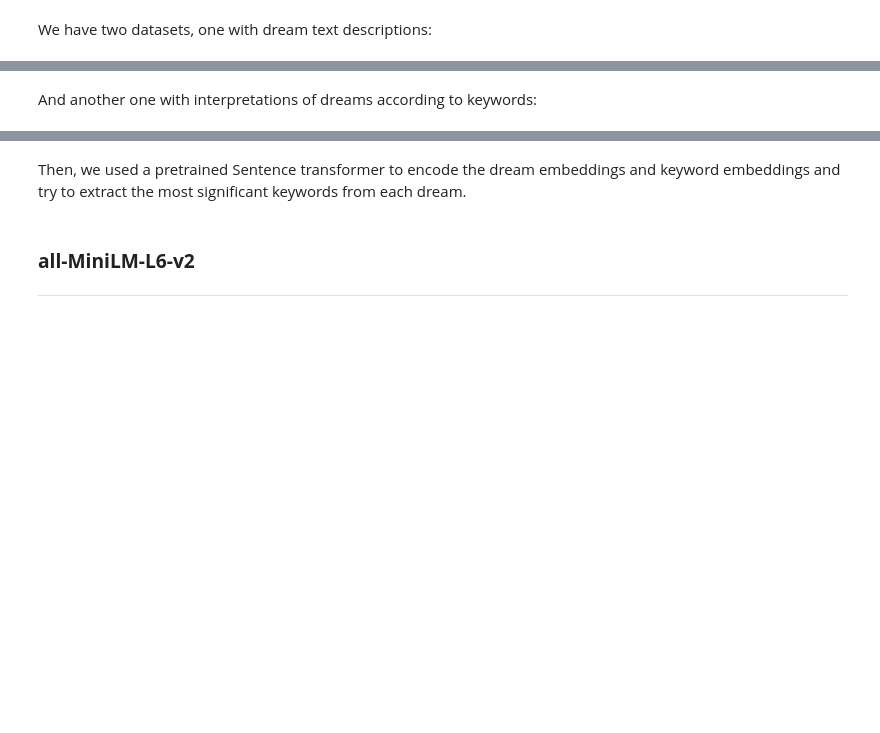
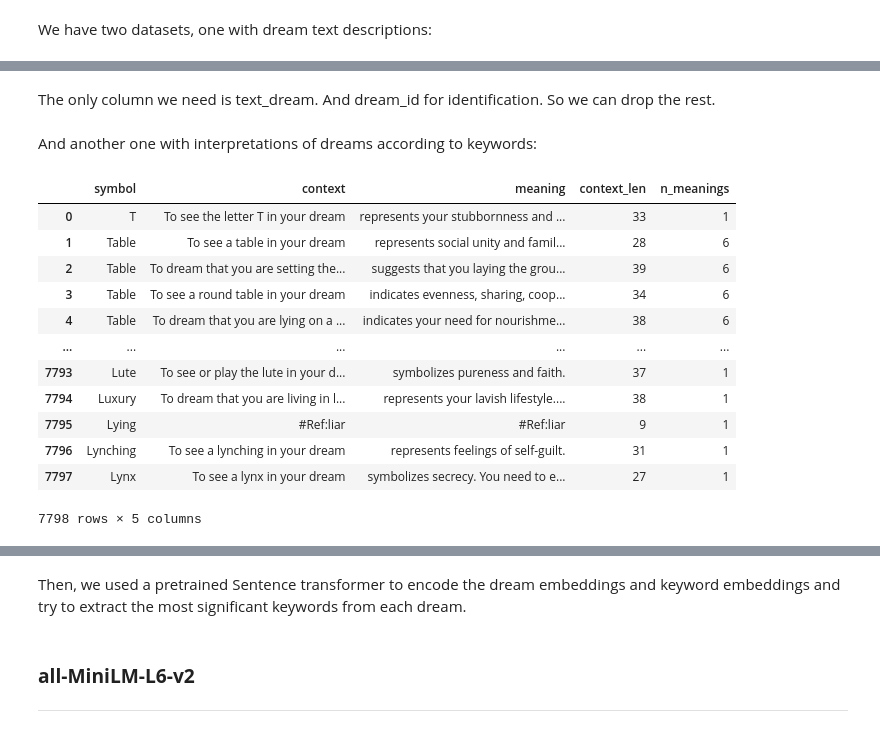
Before and after one commit to Barack-Samuni/Dream-Interpreter, a Jupyter notebook: Dream-Interpreter.ipynb, the cells around one changed output, grey strips where cells are left out. Cells and saved outputs as stored; diff of their text form; code cells hidden in the pictures; blank space fills up the shorter version.

```diff
--- a/Dream-Interpreter.ipynb
+++ b/Dream-Interpreter.ipynb
@@ -11,0 +31,2 @@ dream_df.head()
+# %% [markdown]
+The only column we need is text_dream. And dream_id for identification. So we can drop the rest.
@@ -12,3 +35,22 @@ dream_df.head()
 # %% [markdown]
 And another one with interpretations of dreams according to keywords:
+# %%
+
+keywords_df.loc[keywords_df.context.isna(),"context"] = keywords_df.loc[keywords_df.context.isna(),"symbol"]
+keywords_df["context_len"] = keywords_df.context.str.len()
+keywords_df
+# %% [output]
+|  | symbol | context | meaning | context_len | n_meanings |
+| 0 | T | To see the letter T in your dream | represents your stubbornness and ... | 33 | 1 |
+| 1 | Table | To see a table in your dream | represents social unity and famil... | 28 | 6 |
+| 2 | Table | To dream that you are setting the... | suggests that you laying the grou... | 39 | 6 |
+| 3 | Table | To see a round table in your dream | indicates evenness, sharing, coop... | 34 | 6 |
+| 4 | Table | To dream that you are lying on a ... | indicates your need for nourishme... | 38 | 6 |
+| ... | ... | ... | ... | ... | ... |
+| 7793 | Lute | To see or play the lute in your d... | symbolizes pureness and faith. | 37 | 1 |
+| 7794 | Luxury | To dream that you are living in l... | represents your lavish lifestyle.... | 38 | 1 |
+| 7795 | Lying | #Ref:liar | #Ref:liar | 9 | 1 |
+| 7796 | Lynching | To see a lynching in your dream | represents feelings of self-guilt. | 31 | 1 |
+| 7797 | Lynx | To see a lynx in your dream | symbolizes secrecy. You need to e... | 27 | 1 |
+7798 rows × 5 columns
 # %%
```
Also changed, not shown: parts of 20 cells of this notebook, 4 other files.
